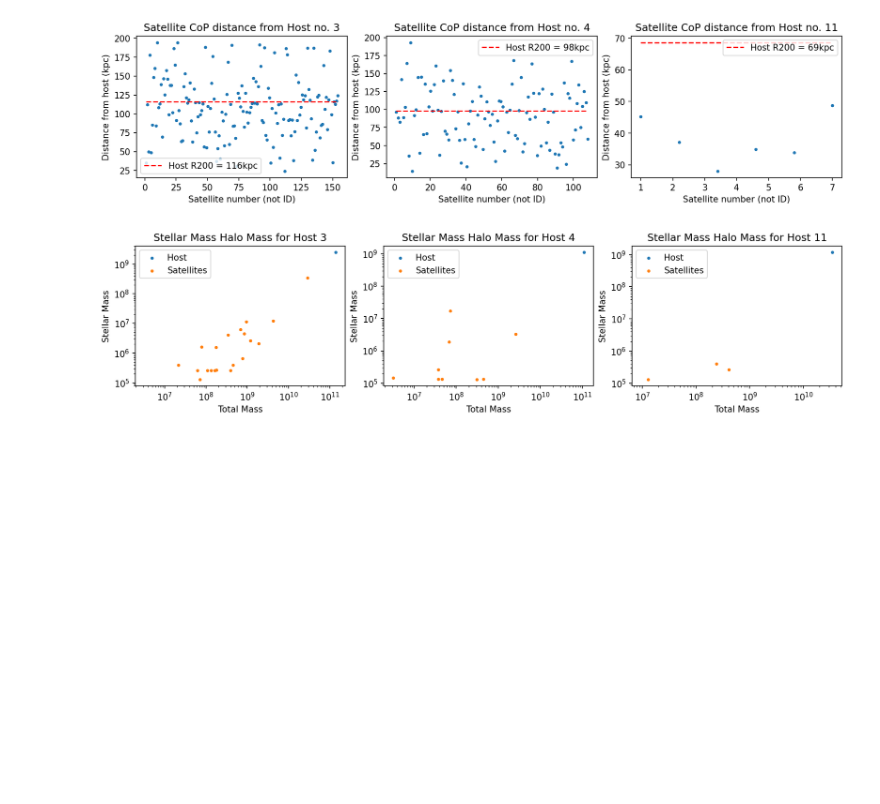
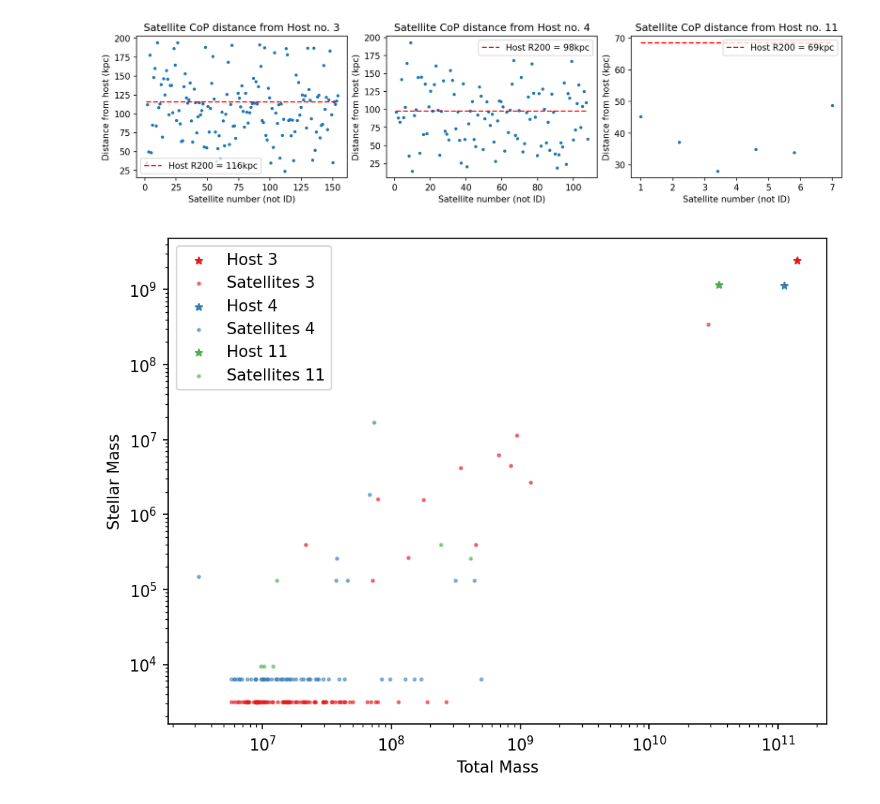
Before and after one commit to PK0207/scripts_by_me, a Jupyter notebook: cosmo_simulations/sim_rework.ipynb, the cells around one changed output. Saved outputs shown, nothing was run; the diff lists cells and outputs as text; code cells hidden in the pictures; blank space fills up the shorter version.

Commit message:
changed SMHM plot

```diff
--- a/cosmo_simulations/sim_rework.ipynb
+++ b/cosmo_simulations/sim_rework.ipynb
@@ -612,18 +612,20 @@ fig.show()
 # %%
 #make stellar mass hallo mass plots for each host and its respective satelites
 #give satellites with no stellar mass some mass lower than 10^5
-fig, ax = plt.subplots(1, len(vol15_df['Host ID']), figsize = (12, 3), dpi=150, constrained_layout=True)
-for i, a in enumerate(ax):
-    a.scatter(vol15_df['Host Mtot'].iloc[i], vol15_df['Host M*'].iloc[i], s=7, label='Host')
-    a.scatter(vol15_df['Sat Mtot'].iloc[i], vol15_df['Sat M*'].iloc[i], s=7, label='Satellites')
-    a.set_xlabel('Total Mass')
-    a.set_ylabel('Stellar Mass')
-    a.set_xscale('log')
-    a.set_yscale('log')
-    a.legend()
+fig, ax = plt.subplots(dpi=150, constrained_layout=True)
+cmap = plt.get_cmap('Set1')
+for i in range(len(vol15_df['Host i'])):
     host_id = vol15_df['Host ID'].iloc[i]
-    a.set_title(f'Stellar Mass Halo Mass for Host {host_id}')
+    ax.scatter(vol15_df['Host Mtot'].iloc[i], vol15_df['Host M*'].iloc[i], s=20, c = cmap(i), label=f'Host {host_id}', marker='*')
+    sat_mstar_array = np.array(vol15_df['Sat M*'].iloc[i])
+    # Replace 0 values with 10^4
+    sat_mstar_array[sat_mstar_array == 0.0] = (i+1)*10**3.5 #to distinguish between hosts
+    ax.scatter(vol15_df['Sat Mtot'].iloc[i], sat_mstar_array, s=3, c = cmap(i), alpha = 0.5, label=f'Satellites {host_id}')
+ax.set_xlabel('Total Mass')
+ax.set_ylabel('Stellar Mass')
+ax.set_xscale('log')
+ax.set_yscale('log')
+ax.legend()
 fig.show()
-#combine all three in one plot to compare diff hosts
 # %% [output]
-[figure, old version]
+[figure, new version]
```
Also changed, not shown: parts of 3 cells of this notebook.
